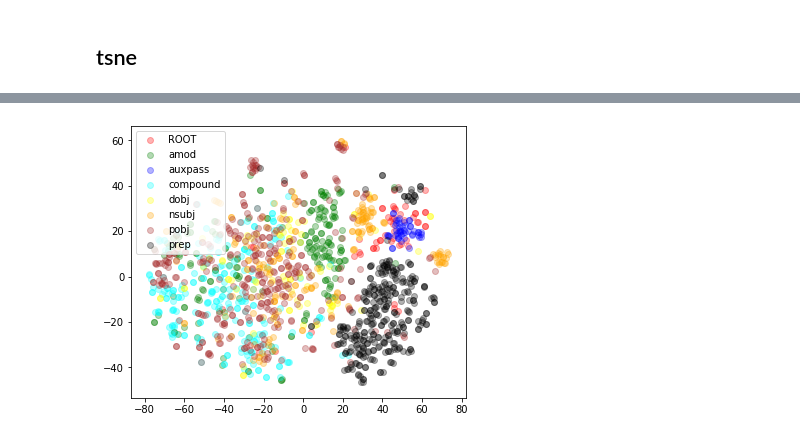
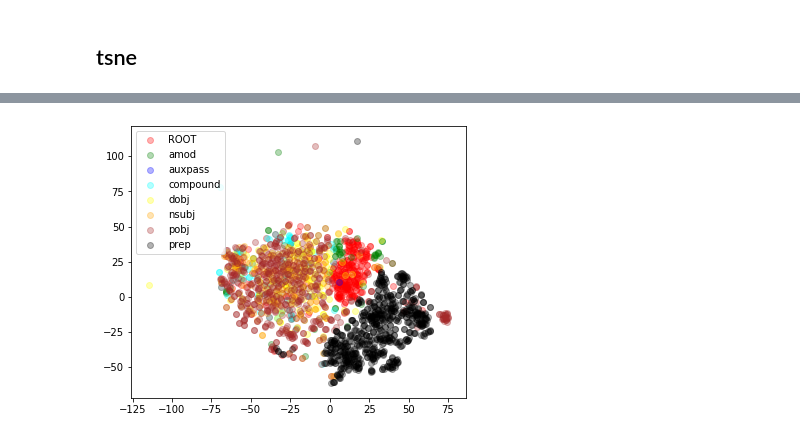
Before and after one commit to Shaul1321/INLP-dim-reduction, a Jupyter notebook: src/inlp-dim-reduction-syntax.ipynb, the cells around one changed output, grey strips where cells are left out. Drawn from its saved outputs; the diff is of its cells as text; code cells hidden in the pictures.

```diff
--- a/src/inlp-dim-reduction-syntax.ipynb
+++ b/src/inlp-dim-reduction-syntax.ipynb
@@ -78,12 +80,13 @@ def create_dataset_for_related_words(docs, num_samples = 100*1e3, all_descendent
         if len(doc) < 9: continue
 
         for i,tok in enumerate(doc):
-            print(i)
             pbar.update(2)
             head = tok.head
             children = list(tok.children)
             if all_descendents:
                 children = list(tok.subtree)
+                children.remove(tok)
+
             related = children #[head] + children
             if len(related) == 0: continue
 
@@ -96,9 +99,10 @@ def create_dataset_for_related_words(docs, num_samples = 100*1e3, all_descendent
             ind = 0
             while not chosen:
 
-                random_word = random.choice(doc)
+                d = 7
+                random_word = random.choice([t for t in doc if abs(t.i - tok.i) < d])
                 ind += 1
-                if ind > 60: break
+                if ind > 100: break
 
                 if random_word not in related:
                     chosen = True
@@ -148,4 +152,4 @@ docs = create_docs(sents)
 # %%
-data = create_dataset_for_related_words(docs, num_samples = 55 * 1e3, all_descendents = True)
+data = create_dataset_for_related_words(docs, num_samples = 100 * 1e3, all_descendents = True)
 print(len(data))
 # %% [output]
@@ -329,0 +157,5 @@ data[0]
+# %%
+for i in range(1000):
+
+        print(data[i])
+        print("---------------")
@@ -792,7 +648,7 @@ tsne(vecs_rowspace, data_for_tsen_deps, metric = "cosine")
 # %%
-tsne(vecs, data_for_tsen_deps, metric = "cosine")
+tsne(vecs, data_for_tsen_deps, metric = "l2")
 # %% [output]
-[figure, old version]
+[figure, new version]
 # %%
 def compute_v_measure(vecs, labels_true, k=10):
         np.random.seed(0)
```
Also changed, not shown: parts of 14 cells of this notebook.
